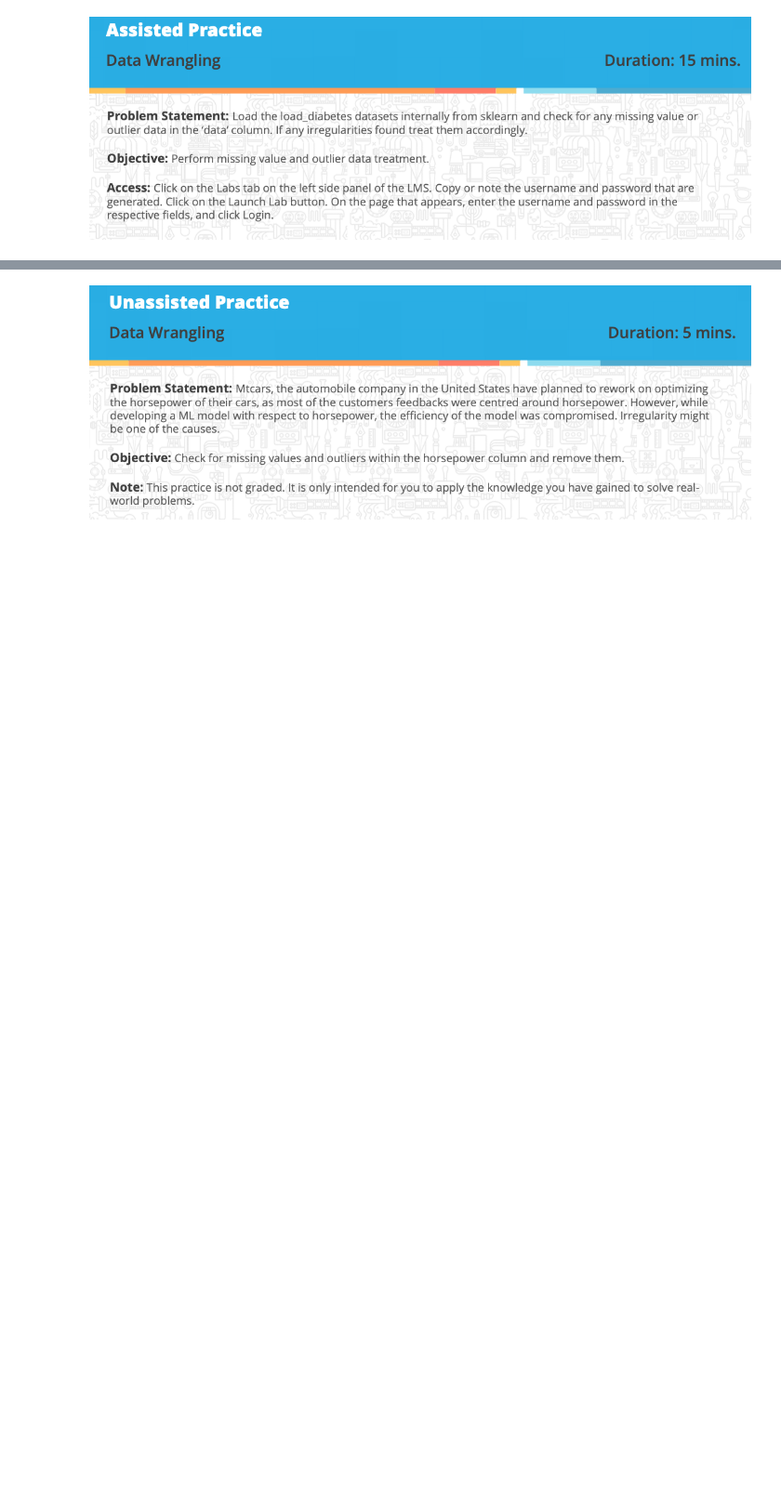
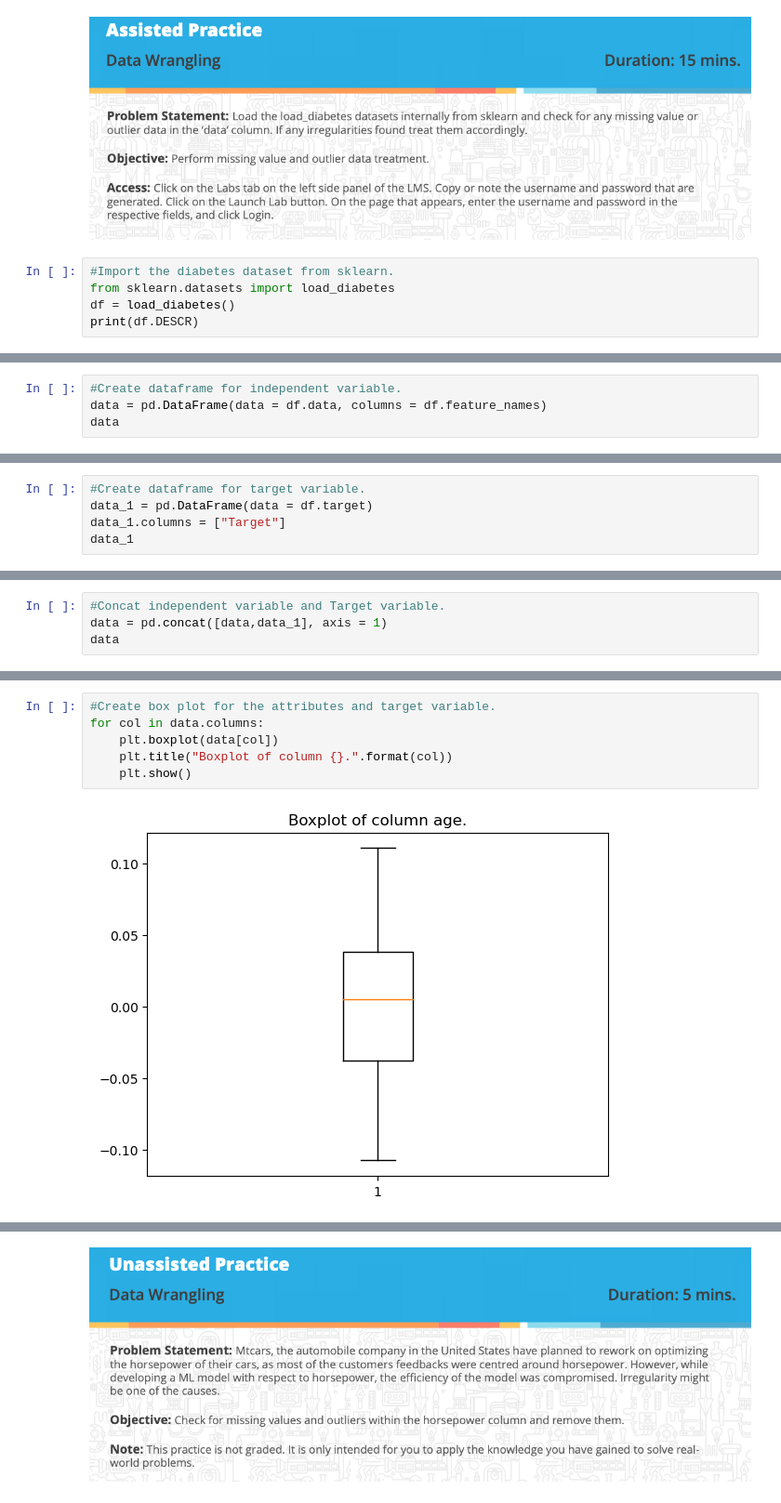
Before and after one commit to divpr24/Simplilearn_Machine_Learning_Exercise, a Jupyter notebook: Data Preprocessing.ipynb, the cells around one changed output, grey strips where cells are left out. Shown at 93% size. Drawn from its saved outputs; the diff is of its cells as text; blank space fills up the shorter version.

```diff
--- a/Data Preprocessing.ipynb
+++ b/Data Preprocessing.ipynb
@@ -196,2 +196,7 @@ sns.heatmap(data = df.corr(), annot = True, square = True)
 # %% [markdown]
 ![Screenshot%202023-09-27%20at%207.53.58%20PM.png](attachment:Screenshot%202023-09-27%20at%207.53.58%20PM.png)
+# %%
+#Import the diabetes dataset from sklearn.
+from sklearn.datasets import load_diabetes
+df = load_diabetes()
+print(df.DESCR)
@@ -197,0 +226,4 @@ sns.heatmap(data = df.corr(), annot = True, square = True)
+# %%
+#Create dataframe for independent variable.
+data = pd.DataFrame(data = df.data, columns = df.feature_names)
+data
@@ -197,0 +244,5 @@ sns.heatmap(data = df.corr(), annot = True, square = True)
+# %%
+#Create dataframe for target variable.
+data_1 = pd.DataFrame(data = df.target)
+data_1.columns = ["Target"]
+data_1
@@ -197,0 +263,4 @@ sns.heatmap(data = df.corr(), annot = True, square = True)
+# %%
+#Concat independent variable and Target variable.
+data = pd.concat([data,data_1], axis = 1)
+data
@@ -197,0 +330,8 @@ sns.heatmap(data = df.corr(), annot = True, square = True)
+# %%
+#Create box plot for the attributes and target variable.
+for col in data.columns:
+    plt.boxplot(data[col])
+    plt.title("Boxplot of column {}.".format(col))
+    plt.show()
+# %% [output]
+[figure, added]
```
Also changed, not shown: parts of 40 cells of this notebook.
